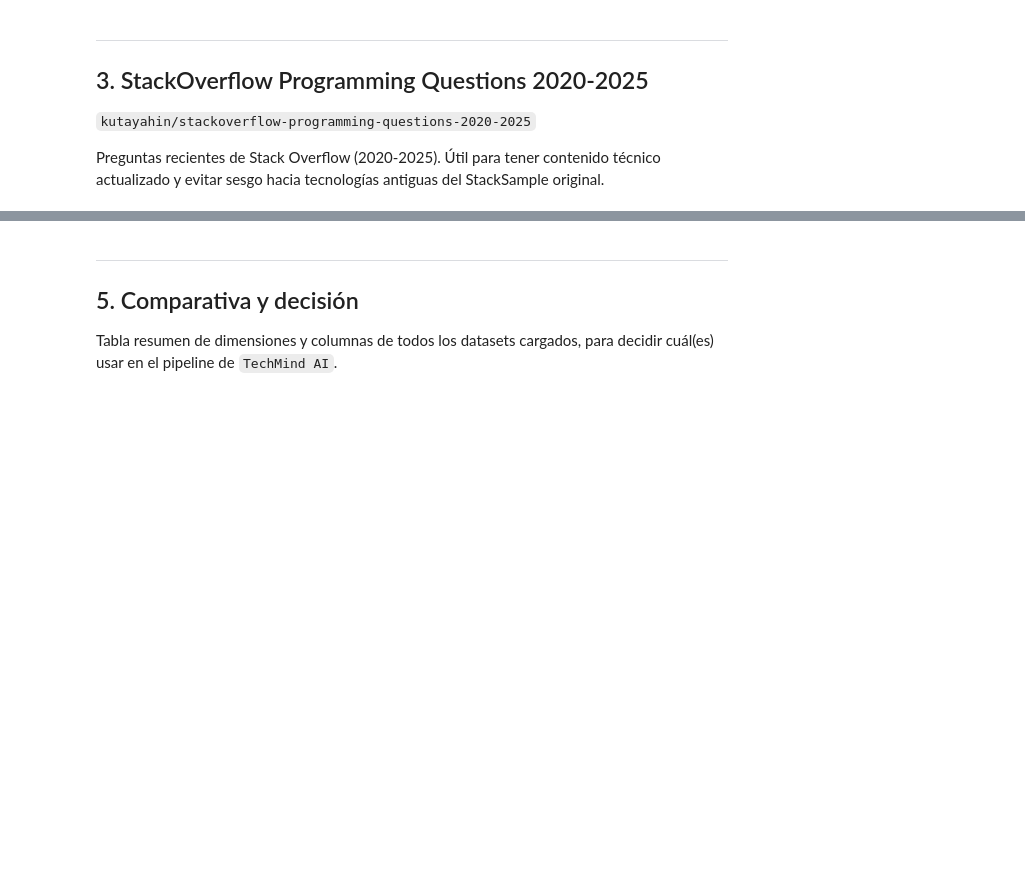
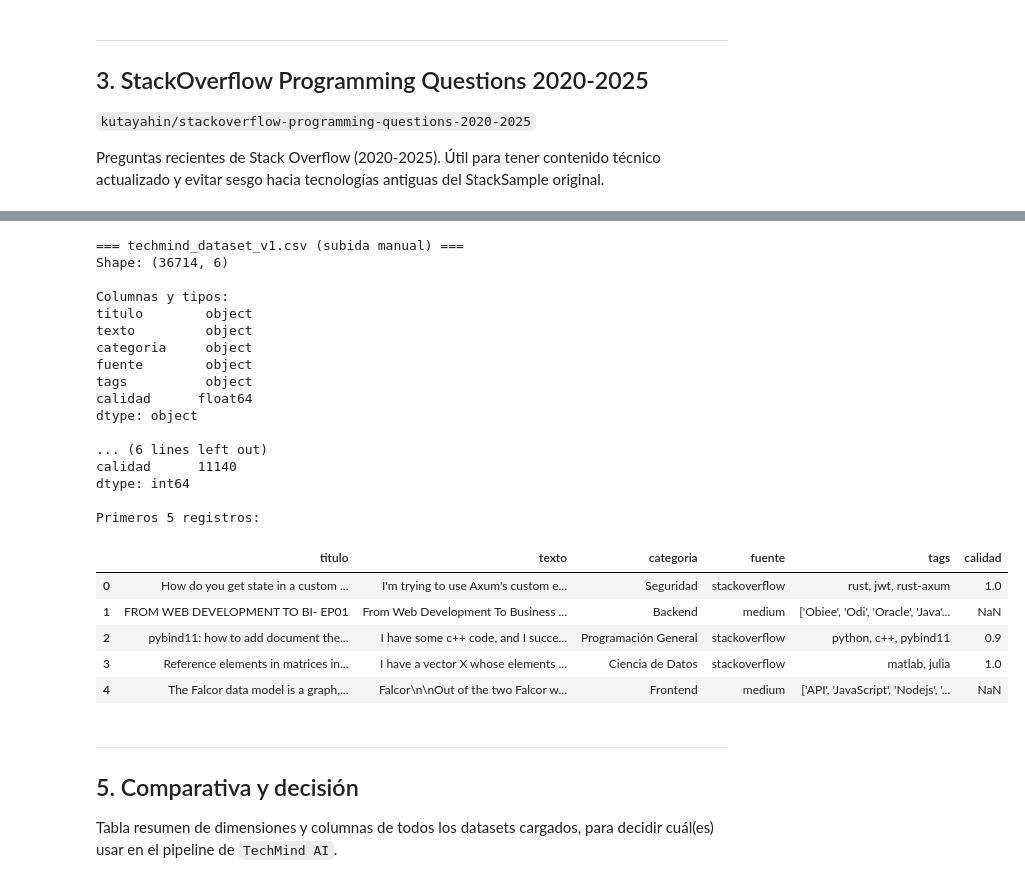
Before and after one commit to No-Country-simulation/G9-LATAM-Team-46, a Jupyter notebook: dataset/notebooks/01_extraccion_datasets.ipynb, the cells around one changed output, grey strips where cells are left out. Drawn from its saved outputs; the diff is of its cells as text; code cells hidden in the pictures; blank space fills up the shorter version.

```diff
--- a/dataset/notebooks/01_extraccion_datasets.ipynb
+++ b/dataset/notebooks/01_extraccion_datasets.ipynb
@@ -281,3 +255,29 @@ Primeros 5 registros:
+# %%
+resumenes.append(perfilar("techmind_dataset_v1.csv (subida manual)", df_etchmind))
+# %% [output]
+=== techmind_dataset_v1.csv (subida manual) ===
+Shape: (36714, 6)
+
+Columnas y tipos:
+titulo        object
+texto         object
+categoria     object
+fuente        object
+tags          object
+calidad      float64
+dtype: object
+
+... (6 lines left out)
+calidad      11140
+dtype: int64
+
+Primeros 5 registros:
+|  | titulo | texto | categoria | fuente | tags | calidad |
+| 0 | How do you get state in a custom ... | I'm trying to use Axum's custom e... | Seguridad | stackoverflow | rust, jwt, rust-axum | 1.0 |
+| 1 | FROM WEB DEVELOPMENT TO BI- EP01 | From Web Development To Business ... | Backend | medium | ['Obiee', 'Odi', 'Oracle', 'Java'... | NaN |
+| 2 | pybind11: how to add document the... | I have some c++ code, and I succe... | Programación General | stackoverflow | python, c++, pybind11 | 0.9 |
+| 3 | Reference elements in matrices in... | I have a vector X whose elements ... | Ciencia de Datos | stackoverflow | matlab, julia | 1.0 |
+| 4 | The Falcor data model is a graph,... | Falcor\n\nOut of the two Falcor w... | Frontend | medium | ['API', 'JavaScript', 'Nodejs', '... | NaN |
 # %% [markdown]
 ---
 ## 5. Comparativa y decisión
```
Also changed, not shown: parts of 24 cells of this notebook, 1 other file.
